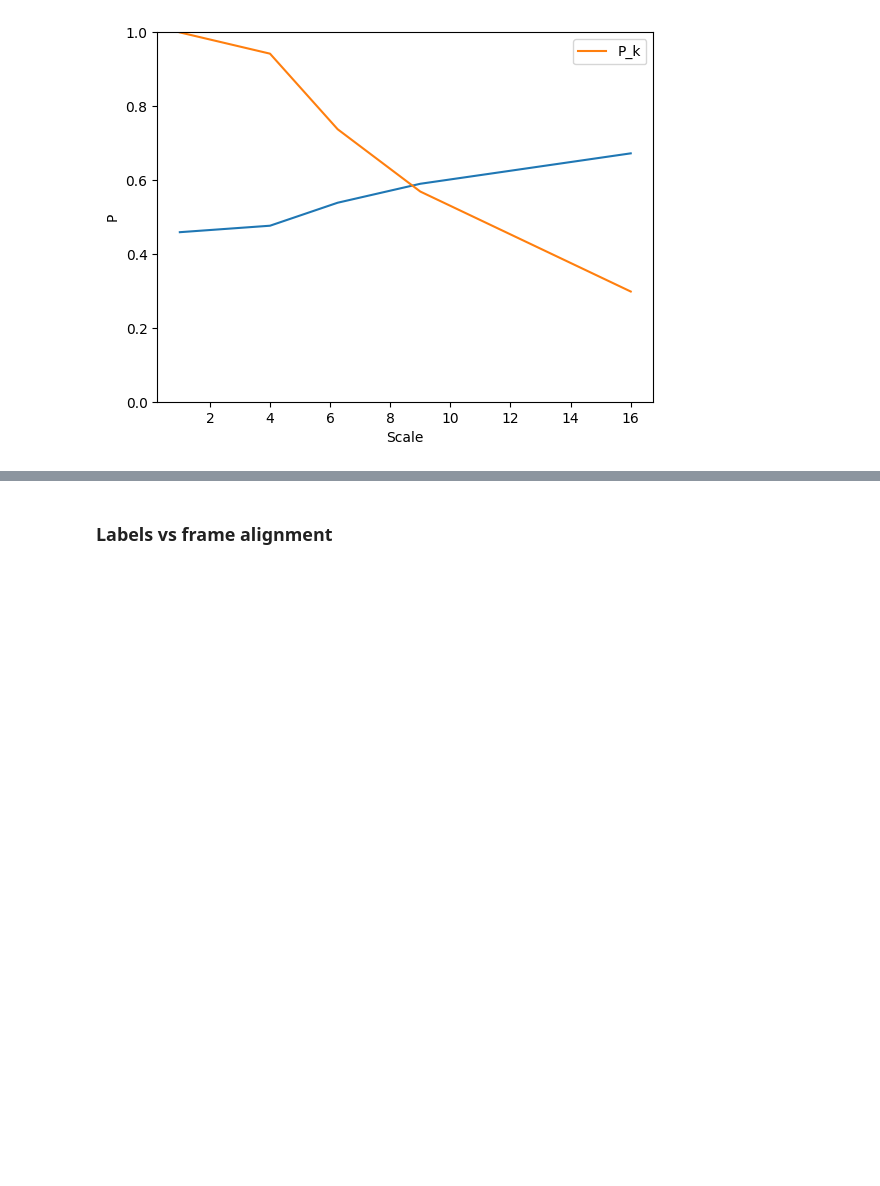
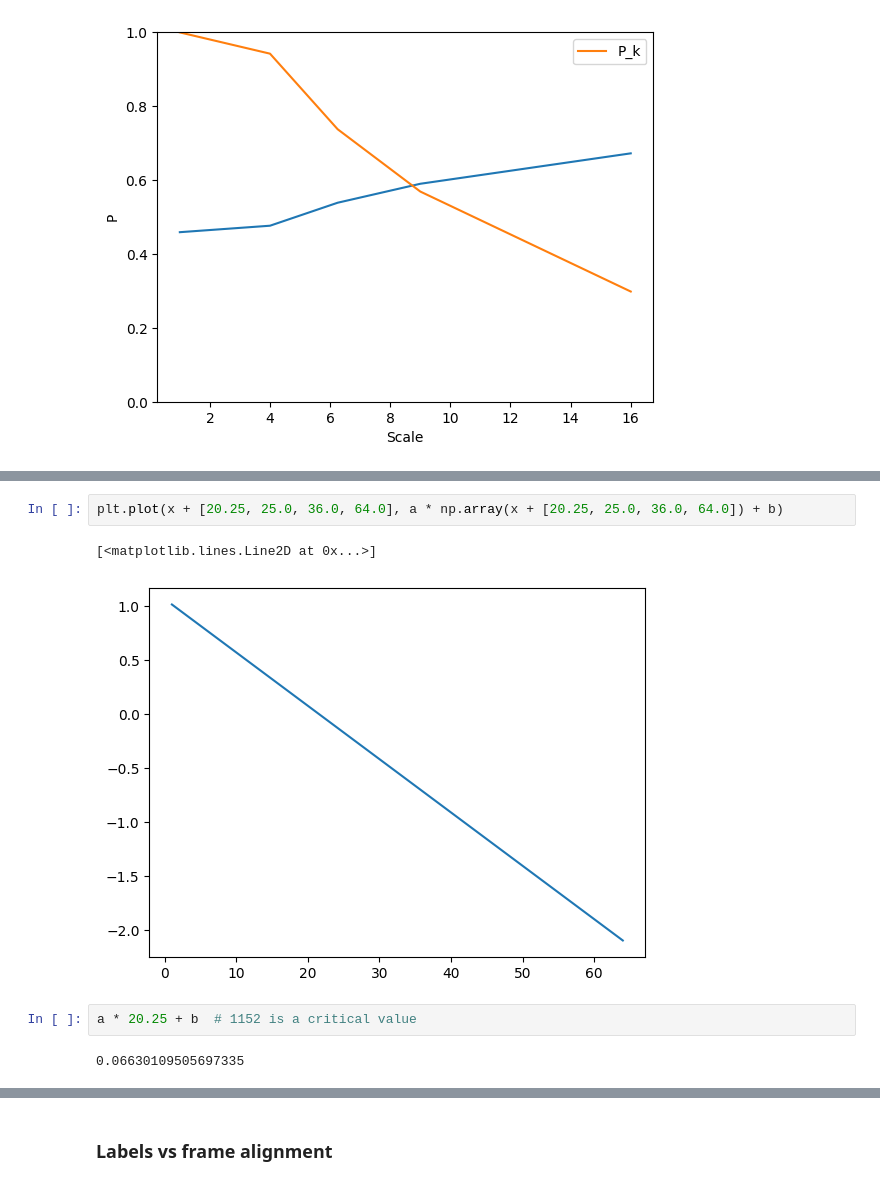
Before and after one commit to mkotyushev/contrails, a Jupyter notebook: src/notebooks/eda.ipynb, the cells around one changed output, grey strips where cells are left out. Saved outputs shown, nothing was run; the diff lists cells and outputs as text; blank space fills up the shorter version.

```diff
--- a/src/notebooks/eda.ipynb
+++ b/src/notebooks/eda.ipynb
@@ -817,0 +854,9 @@ Text(0, 0.5, 'P')
+# %%
+plt.plot(x + [20.25, 25.0, 36.0, 64.0], a * np.array(x + [20.25, 25.0, 36.0, 64.0]) + b)
+# %% [output]
+[<matplotlib.lines.Line2D at 0x...>]
+[figure, added]
+# %%
+a * 20.25 + b  # 1152 is a critical value
+# %% [output]
+0.06630109505697335
```
Also changed, not shown: parts of 4 cells of this notebook.
